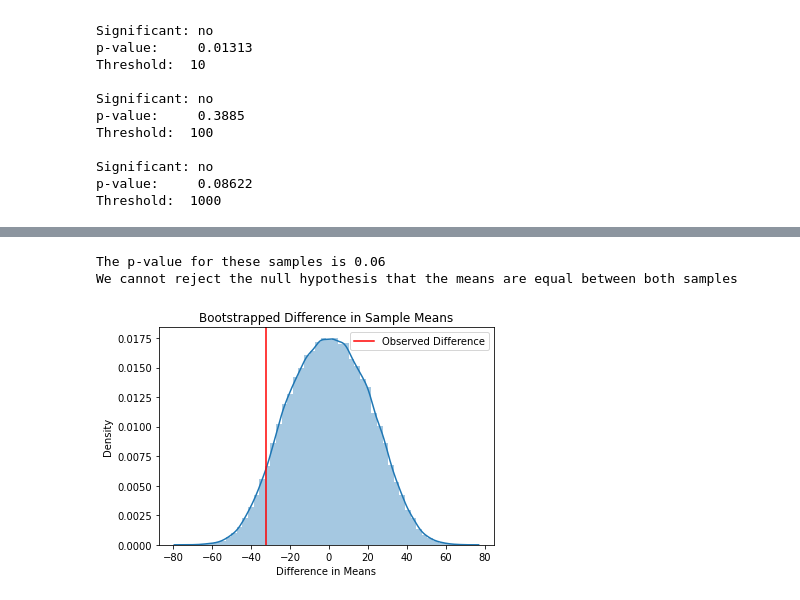
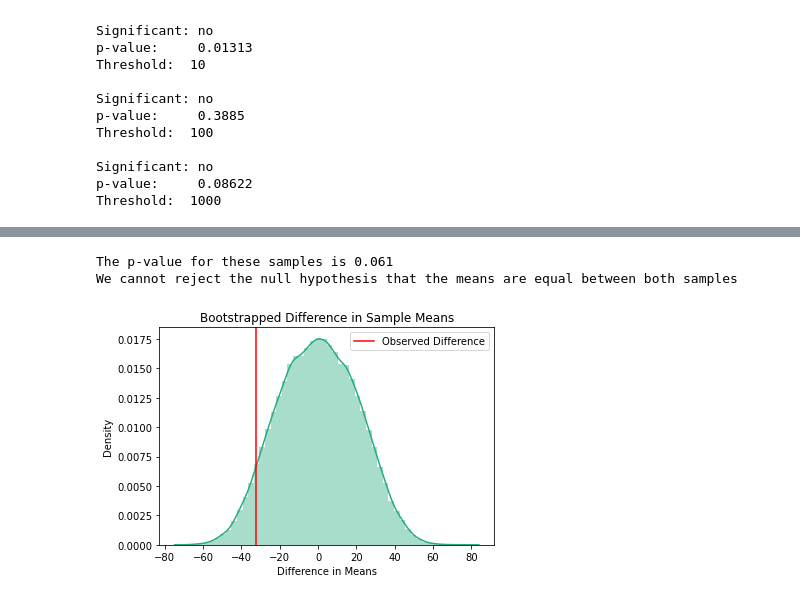
Before and after one commit to syrkis/reddedit, a Jupyter notebook: analysis.ipynb, the cells around one changed output, grey strips where cells are left out. Cells and saved outputs as stored; diff of their text form; code cells hidden in the pictures.

```diff
--- a/analysis.ipynb
+++ b/analysis.ipynb
@@ -128,24 +146,24 @@ thue = T[:,-1]
 diff = test_null(thue, chue, difference_of_means, iters=10**5)
 # %%
 #chue = mt
-sns.distplot(diff)
+sns.distplot(diff, color="#27ab81")
 plt.axvline(chue.mean() - thue.mean(), color='red',label='Observed Difference')
 plt.title('Bootstrapped Difference in Sample Means')
 plt.xlabel('Difference in Means')
 plt.ylabel('Density')
 plt.legend()
 
 pvalue = len(diff[diff < chue.mean() - thue.mean()])/len(diff)
 
 print('The p-value for these samples is {0:.2g}'.format(pvalue))
 if pvalue < 0.05:
     print('We can reject the null hypothesis that the means are equal between both samples')
 else:
     print('We cannot reject the null hypothesis that the means are equal between both samples')
 # %% [output]
-The p-value for these samples is 0.06
+The p-value for these samples is 0.061
 We cannot reject the null hypothesis that the means are equal between both samples
-[figure, old version]
+[figure, new version]
 # %%
 def difference_of_variance(x, y):
     """Calculates the difference in variance between x and y."""
```
Also changed, not shown: parts of 5 cells of this notebook.
